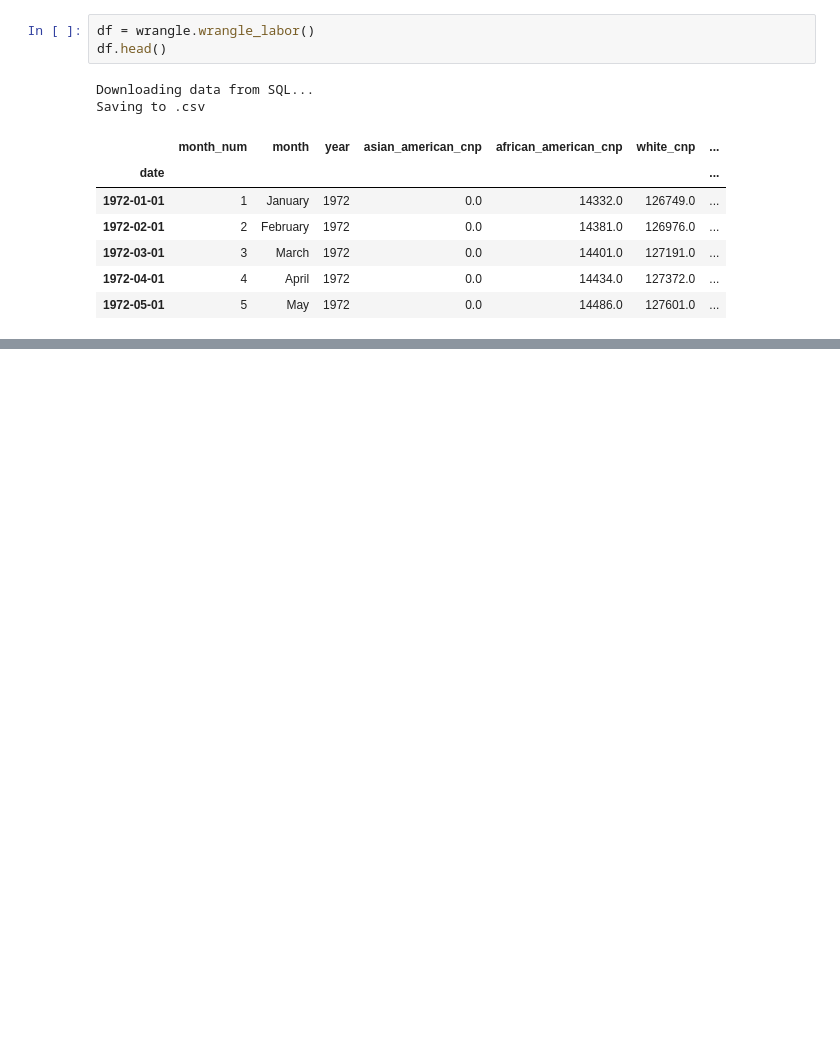
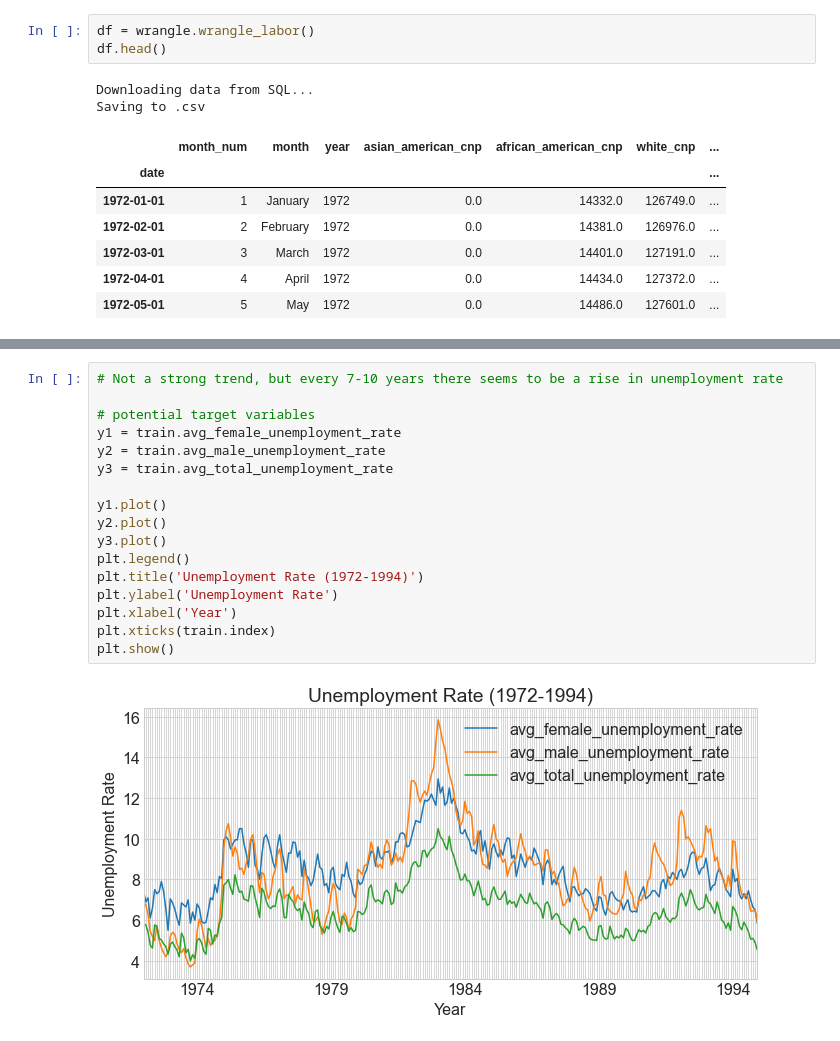
Before and after one commit to BraedenWright/individual-project, a Jupyter notebook: Final_Labor_Report.ipynb, the cells around one changed output, grey strips where cells are left out. Saved outputs shown, nothing was run; the diff lists cells and outputs as text; blank space fills up the shorter version.

```diff
--- a/Final_Labor_Report.ipynb
+++ b/Final_Labor_Report.ipynb
@@ -119,0 +141,19 @@ Saving to .csv
+# %%
+# Not a strong trend, but every 7-10 years there seems to be a rise in unemployment rate
+
+# potential target variables
+y1 = train.avg_female_unemployment_rate
+y2 = train.avg_male_unemployment_rate
+y3 = train.avg_total_unemployment_rate
+
+y1.plot()
+y2.plot()
+y3.plot()
+plt.legend()
+plt.title('Unemployment Rate (1972-1994)')
+plt.ylabel('Unemployment Rate')
+plt.xlabel('Year')
+plt.xticks(train.index)
+plt.show()
+# %% [output]
+[figure, added]
```
Also changed, not shown: parts of 14 cells of this notebook, 1 other file.
